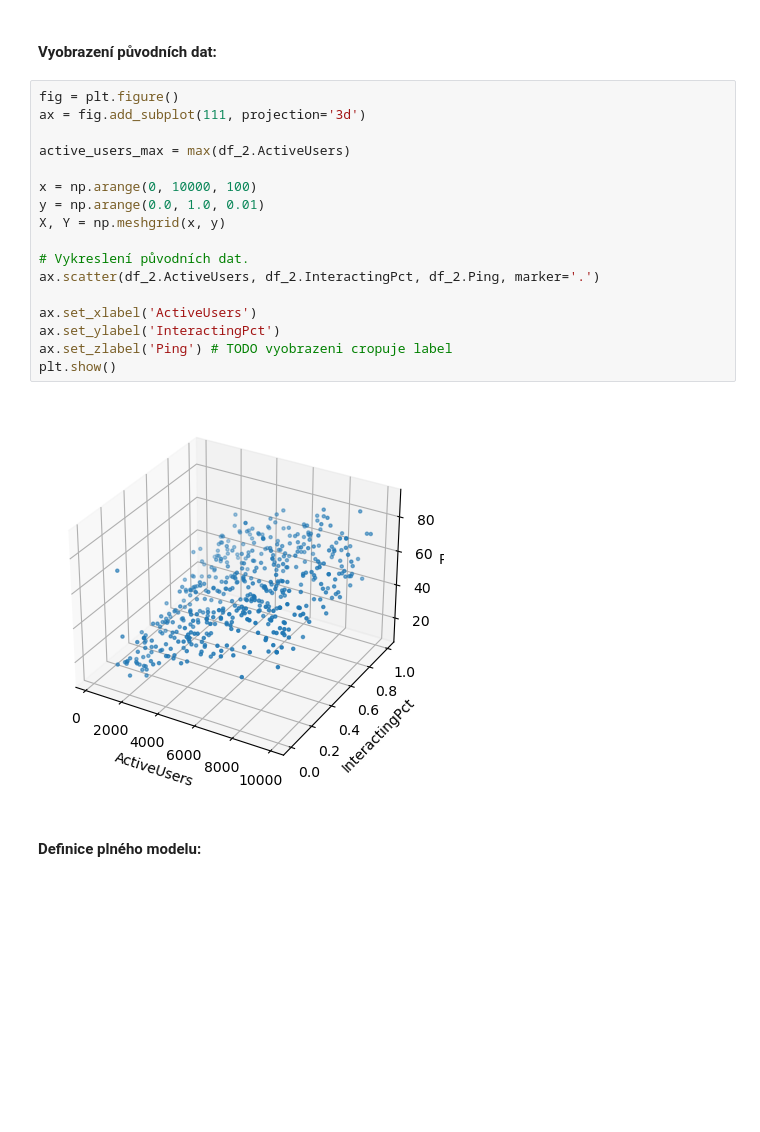
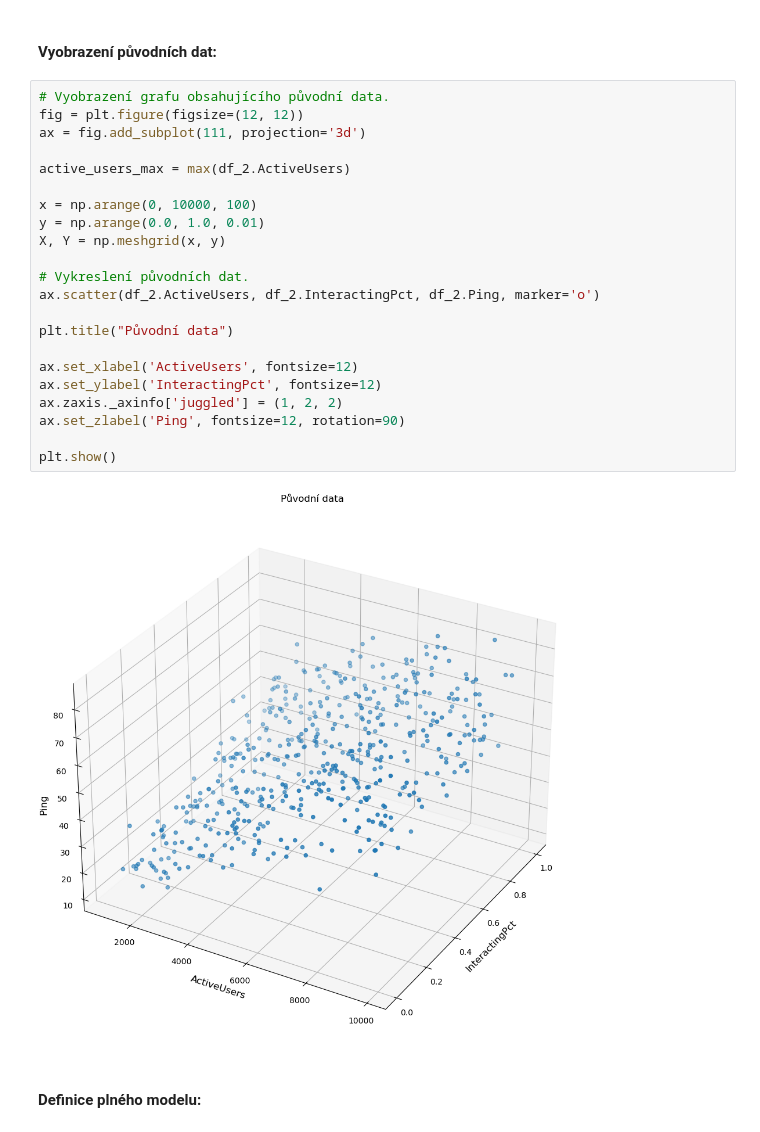
Before and after one commit to davidchocholaty/BUT-FIT-MSP-2, a Jupyter notebook: solution.ipynb, the cells around one changed output. Cells and saved outputs as stored; diff of their text form; blank space fills up the shorter version.

```diff
--- a/solution.ipynb
+++ b/solution.ipynb
@@ -638,24 +695,29 @@ df_2
 # %% [markdown]
 #### Vyobrazení původních dat:
 # %%
-fig = plt.figure()
+# Vyobrazení grafu obsahujícího původní data.
+fig = plt.figure(figsize=(12, 12))
 ax = fig.add_subplot(111, projection='3d')
 
 active_users_max = max(df_2.ActiveUsers)
 
 x = np.arange(0, 10000, 100)
 y = np.arange(0.0, 1.0, 0.01)
 X, Y = np.meshgrid(x, y)
 
 # Vykreslení původních dat.
-ax.scatter(df_2.ActiveUsers, df_2.InteractingPct, df_2.Ping, marker='.')
+ax.scatter(df_2.ActiveUsers, df_2.InteractingPct, df_2.Ping, marker='o')
 
-ax.set_xlabel('ActiveUsers')
-ax.set_ylabel('InteractingPct')
-ax.set_zlabel('Ping') # TODO vyobrazeni cropuje label
+plt.title("Původní data")
+
+ax.set_xlabel('ActiveUsers', fontsize=12)
+ax.set_ylabel('InteractingPct', fontsize=12)
+ax.zaxis._axinfo['juggled'] = (1, 2, 2)
+ax.set_zlabel('Ping', fontsize=12, rotation=90)
+
 plt.show()
 # %% [output]
-[figure, old version]
+[figure, new version]
 # %% [markdown]
 #### Definice plného modelu:
 # %% [markdown]
```
Also changed, not shown: parts of 50 cells of this notebook.
